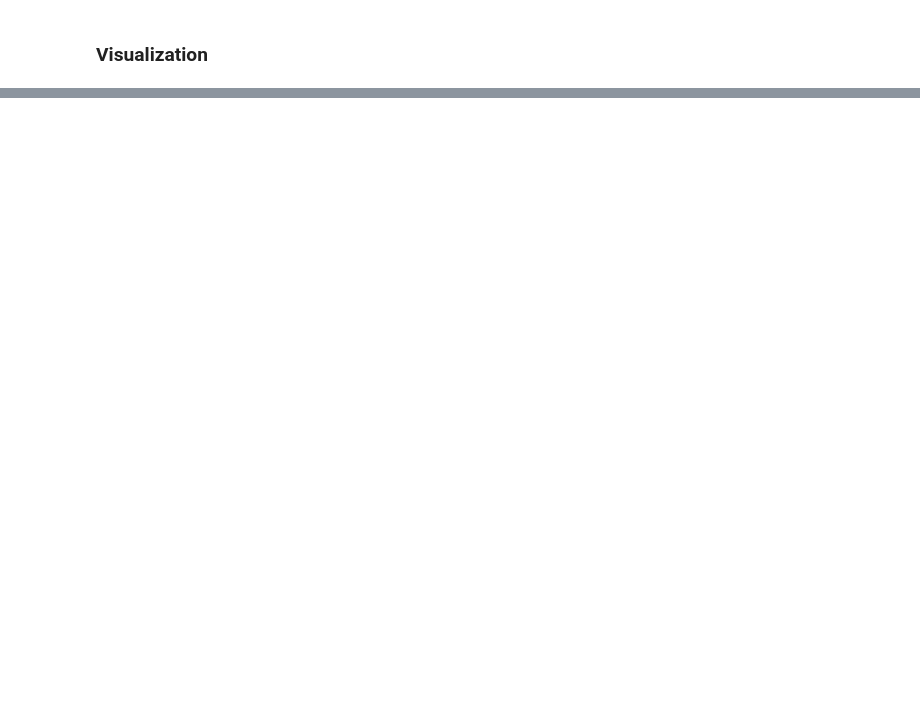
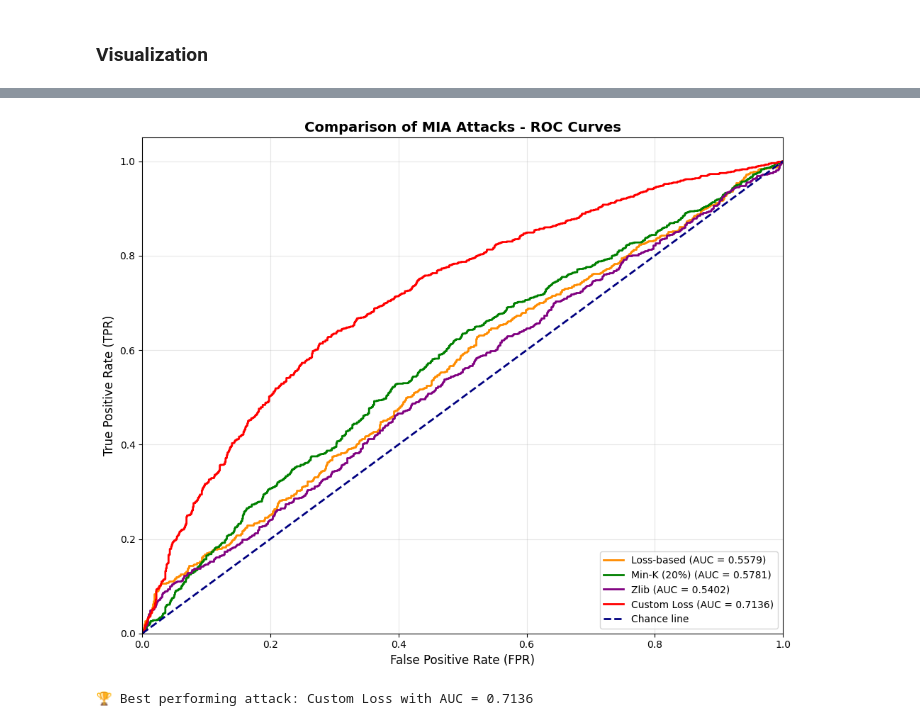
Before and after one commit to baktistr/mia_phase1, a Jupyter notebook: MIA_phase1.ipynb, the cells around one changed output, grey strips where cells are left out. Drawn from its saved outputs; the diff is of its cells as text; code cells hidden in the pictures; blank space fills up the shorter version.

```diff
--- a/MIA_phase1.ipynb
+++ b/MIA_phase1.ipynb
@@ -95,12 +196,3 @@ model = AutoModelForCausalLM.from_pretrained(target_model_dir, dtype="auto").to(
 ### MIA
 
 Implement your attack here!
-# %%
-# implement your attack here
-@torch.no_grad()
-def your_attack(
-
-):
-    pass
-
-scores_test = your_attack(...)
@@ -136,0 +720,60 @@ plt.show()
+# %%
+# Compare all four attacks side by side (including custom loss_attack)
+print("="*60)
+print("COMPARISON OF ALL ATTACKS")
+print("="*60)
+
+attacks = {
+    'Loss-based': scores_loss,
+    'Min-K (20%)': scores_mink,
+    'Zlib': scores_zlib,
+    'Custom Loss': scores_custom  # Custom loss_attack with proper padding handling
+}
+
+results = {}
+
+for attack_name, scores in attacks.items():
+    y_true = np.array(label_items)
+    fpr_temp, tpr_temp, _ = roc_curve(y_true, scores)
+    auc_temp = roc_auc_score(y_true, scores)
+    tpr_at_001 = max(tpr_temp[fpr_temp < 0.01]) if any(fpr_temp < 0.01) else 0
+    tpr_at_005 = max(tpr_temp[fpr_temp < 0.05]) if any(fpr_temp < 0.05) else 0
+
+    results[attack_name] = {
+        'auc': auc_temp,
+        'tpr@0.01': tpr_at_001,
+        'tpr@0.05': tpr_at_005,
+        'fpr': fpr_temp,
+        'tpr': tpr_temp
+    }
+
+    print(f"\n{attack_name} Attack:")
+    print(f"  AUC:           {auc_temp:.4f}")
+    print(f"  TPR @ 0.01FPR: {tpr_at_001:.4f}")
+    print(f"  TPR @ 0.05FPR: {tpr_at_005:.4f}")
+
+print("\n" + "="*60)
+
+# Plot all four ROC curves together
+plt.figure(figsize=(10, 8))
+
+colors = ['darkorange', 'green', 'purple', 'red']
+for (attack_name, result), color in zip(results.items(), colors):
+    plt.plot(result['fpr'], result['tpr'], color=color, lw=2,
+             label=f'{attack_name} (AUC = {result["auc"]:.4f})')
+
+plt.plot([0, 1], [0, 1], color='navy', lw=2, linestyle='--', label='Chance line')
+plt.xlim([0.0, 1.0])
+plt.ylim([0.0, 1.05])
+plt.xlabel('False Positive Rate (FPR)', fontsize=12)
+plt.ylabel('True Positive Rate (TPR)', fontsize=12)
+plt.title('Comparison of MIA Attacks - ROC Curves', fontsize=14, fontweight='bold')
+plt.legend(loc="lower right", fontsize=10)
+plt.grid(alpha=0.3)
+plt.tight_layout()
+plt.show()
+
+# Find the best attack
+best_attack = max(results.items(), key=lambda x: x[1]['auc'])
+print(f"\n🏆 Best performing attack: {best_attack[0]} with AUC = {best_attack[1]['auc']:.4f}")
+# %% [output]
@@ -136,0 +797,2 @@ plt.show()
+[figure, added]
+🏆 Best performing attack: Custom Loss with AUC = 0.7136
```
Also changed, not shown: parts of 22 cells of this notebook, 1 other file.
